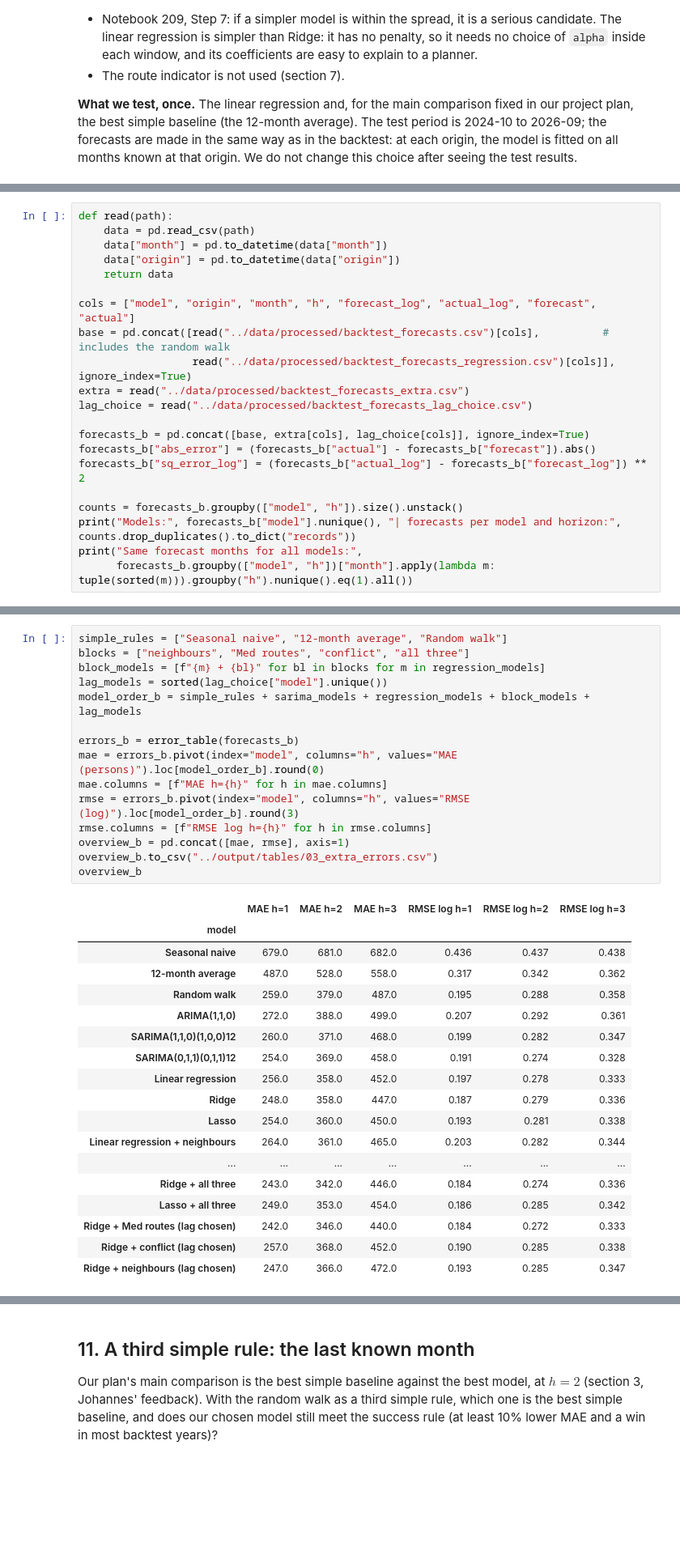
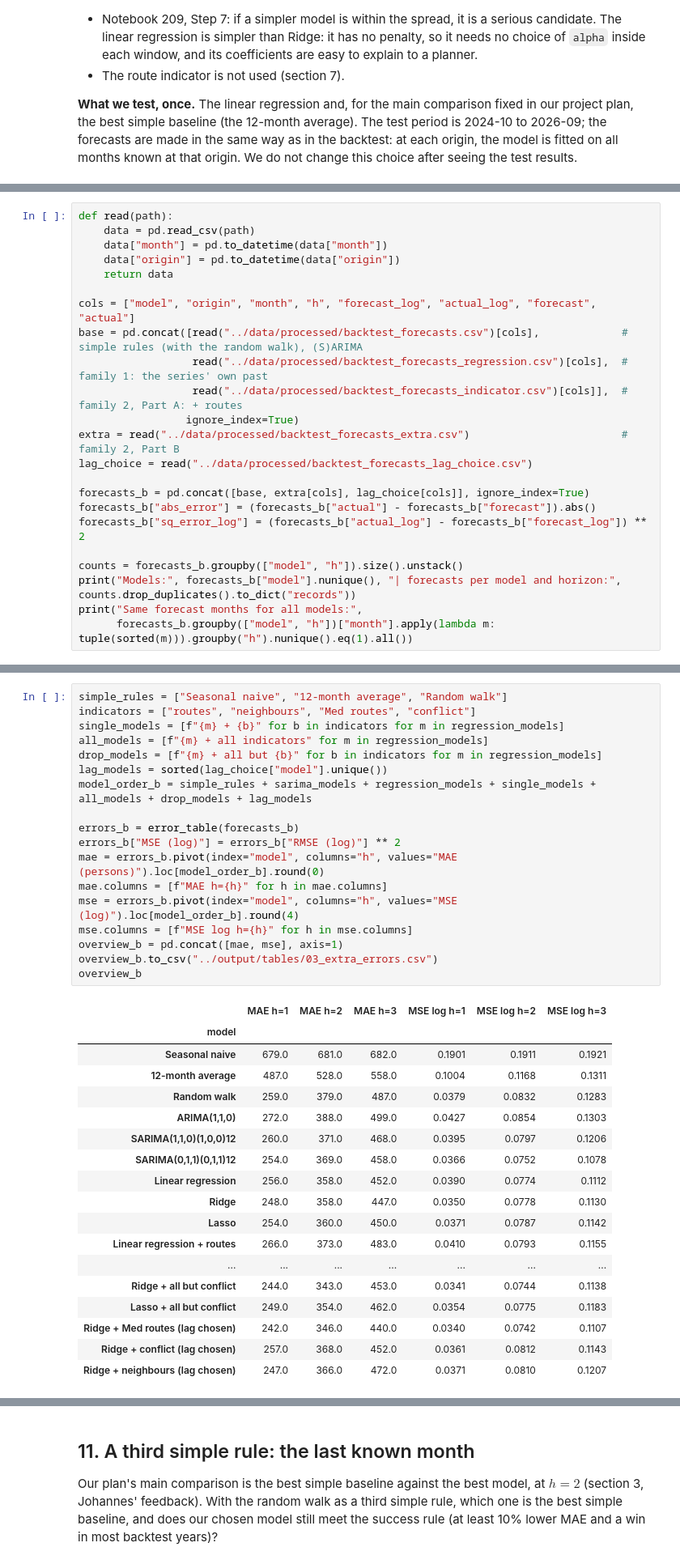
Before and after one commit to axe3010/dsf-asylum-forecast-II, a Jupyter notebook: code/03_evaluate.ipynb, the cells around one changed output, grey strips where cells are left out. Shown at 81% size. Drawn from its saved outputs; the diff is of its cells as text; blank space fills up the shorter version.

```diff
--- a/code/03_evaluate.ipynb
+++ b/code/03_evaluate.ipynb
@@ -421,9 +423,11 @@ def read(path):
     return data
 
 cols = ["model", "origin", "month", "h", "forecast_log", "actual_log", "forecast", "actual"]
-base = pd.concat([read("../data/processed/backtest_forecasts.csv")[cols],          # includes the random walk
-                  read("../data/processed/backtest_forecasts_regression.csv")[cols]], ignore_index=True)
-extra = read("../data/processed/backtest_forecasts_extra.csv")
+base = pd.concat([read("../data/processed/backtest_forecasts.csv")[cols],             # simple rules (with the random walk), (S)ARIMA
+                  read("../data/processed/backtest_forecasts_regression.csv")[cols],  # family 1: the series' own past
+                  read("../data/processed/backtest_forecasts_indicator.csv")[cols]],  # family 2, Part A: + routes
+                 ignore_index=True)
+extra = read("../data/processed/backtest_forecasts_extra.csv")                        # family 2, Part B
 lag_choice = read("../data/processed/backtest_forecasts_lag_choice.csv")
 
 forecasts_b = pd.concat([base, extra[cols], lag_choice[cols]], ignore_index=True)
@@ -443,37 +447,40 @@ Same forecast months for all models: True
 `error_table` is the function of section 2.
 # %%
 simple_rules = ["Seasonal naive", "12-month average", "Random walk"]
-blocks = ["neighbours", "Med routes", "conflict", "all three"]
-block_models = [f"{m} + {bl}" for bl in blocks for m in regression_models]
+indicators = ["routes", "neighbours", "Med routes", "conflict"]
+single_models = [f"{m} + {b}" for b in indicators for m in regression_models]
+all_models = [f"{m} + all indicators" for m in regression_models]
+drop_models = [f"{m} + all but {b}" for b in indicators for m in regression_models]
 lag_models = sorted(lag_choice["model"].unique())
-model_order_b = simple_rules + sarima_models + regression_models + block_models + lag_models
+model_order_b = simple_rules + sarima_models + regression_models + single_models + all_models + drop_models + lag_models
 
 errors_b = error_table(forecasts_b)
+errors_b["MSE (log)"] = errors_b["RMSE (log)"] ** 2
 mae = errors_b.pivot(index="model", columns="h", values="MAE (persons)").loc[model_order_b].round(0)
 mae.columns = [f"MAE h={h}" for h in mae.columns]
-rmse = errors_b.pivot(index="model", columns="h", values="RMSE (log)").loc[model_order_b].round(3)
-rmse.columns = [f"RMSE log h={h}" for h in rmse.columns]
-overview_b = pd.concat([mae, rmse], axis=1)
+mse = errors_b.pivot(index="model", columns="h", values="MSE (log)").loc[model_order_b].round(4)
+mse.columns = [f"MSE log h={h}" for h in mse.columns]
+overview_b = pd.concat([mae, mse], axis=1)
 overview_b.to_csv("../output/tables/03_extra_errors.csv")
 overview_b
 # %% [output]
-|  | MAE h=1 | MAE h=2 | MAE h=3 | RMSE log h=1 | RMSE log h=2 | RMSE log h=3 |
+|  | MAE h=1 | MAE h=2 | MAE h=3 | MSE log h=1 | MSE log h=2 | MSE log h=3 |
 | model |  |  |  |  |  |  |
-| Seasonal naive | 679.0 | 681.0 | 682.0 | 0.436 | 0.437 | 0.438 |
-| 12-month average | 487.0 | 528.0 | 558.0 | 0.317 | 0.342 | 0.362 |
-| Random walk | 259.0 | 379.0 | 487.0 | 0.195 | 0.288 | 0.358 |
-| ARIMA(1,1,0) | 272.0 | 388.0 | 499.0 | 0.207 | 0.292 | 0.361 |
-| SARIMA(1,1,0)(1,0,0)12 | 260.0 | 371.0 | 468.0 | 0.199 | 0.282 | 0.347 |
-| SARIMA(0,1,1)(0,1,1)12 | 254.0 | 369.0 | 458.0 | 0.191 | 0.274 | 0.328 |
-| Linear regression | 256.0 | 358.0 | 452.0 | 0.197 | 0.278 | 0.333 |
-| Ridge | 248.0 | 358.0 | 447.0 | 0.187 | 0.279 | 0.336 |
-| Lasso | 254.0 | 360.0 | 450.0 | 0.193 | 0.281 | 0.338 |
-| Linear regression + neighbours | 264.0 | 361.0 | 465.0 | 0.203 | 0.282 | 0.344 |
+| Seasonal naive | 679.0 | 681.0 | 682.0 | 0.1901 | 0.1911 | 0.1921 |
+| 12-month average | 487.0 | 528.0 | 558.0 | 0.1004 | 0.1168 | 0.1311 |
+| Random walk | 259.0 | 379.0 | 487.0 | 0.0379 | 0.0832 | 0.1283 |
+| ARIMA(1,1,0) | 272.0 | 388.0 | 499.0 | 0.0427 | 0.0854 | 0.1303 |
+| SARIMA(1,1,0)(1,0,0)12 | 260.0 | 371.0 | 468.0 | 0.0395 | 0.0797 | 0.1206 |
+| SARIMA(0,1,1)(0,1,1)12 | 254.0 | 369.0 | 458.0 | 0.0366 | 0.0752 | 0.1078 |
+| Linear regression | 256.0 | 358.0 | 452.0 | 0.0390 | 0.0774 | 0.1112 |
+| Ridge | 248.0 | 358.0 | 447.0 | 0.0350 | 0.0778 | 0.1130 |
+| Lasso | 254.0 | 360.0 | 450.0 | 0.0371 | 0.0787 | 0.1142 |
+| Linear regression + routes | 266.0 | 373.0 | 483.0 | 0.0410 | 0.0793 | 0.1155 |
 | ... | ... | ... | ... | ... | ... | ... |
-| Ridge + all three | 243.0 | 342.0 | 446.0 | 0.184 | 0.274 | 0.336 |
-| Lasso + all three | 249.0 | 353.0 | 454.0 | 0.186 | 0.285 | 0.342 |
-| Ridge + Med routes (lag chosen) | 242.0 | 346.0 | 440.0 | 0.184 | 0.272 | 0.333 |
-| Ridge + conflict (lag chosen) | 257.0 | 368.0 | 452.0 | 0.190 | 0.285 | 0.338 |
-| Ridge + neighbours (lag chosen) | 247.0 | 366.0 | 472.0 | 0.193 | 0.285 | 0.347 |
+| Ridge + all but conflict | 244.0 | 343.0 | 453.0 | 0.0341 | 0.0744 | 0.1138 |
+| Lasso + all but conflict | 249.0 | 354.0 | 462.0 | 0.0354 | 0.0775 | 0.1183 |
+| Ridge + Med routes (lag chosen) | 242.0 | 346.0 | 440.0 | 0.0340 | 0.0742 | 0.1107 |
+| Ridge + conflict (lag chosen) | 257.0 | 368.0 | 452.0 | 0.0361 | 0.0812 | 0.1143 |
+| Ridge + neighbours (lag chosen) | 247.0 | 366.0 | 472.0 | 0.0371 | 0.0810 | 0.1207 |
 # %% [markdown]
 **What we see.**
```
Also changed, not shown: parts of 49 cells of this notebook, 24 other files.
